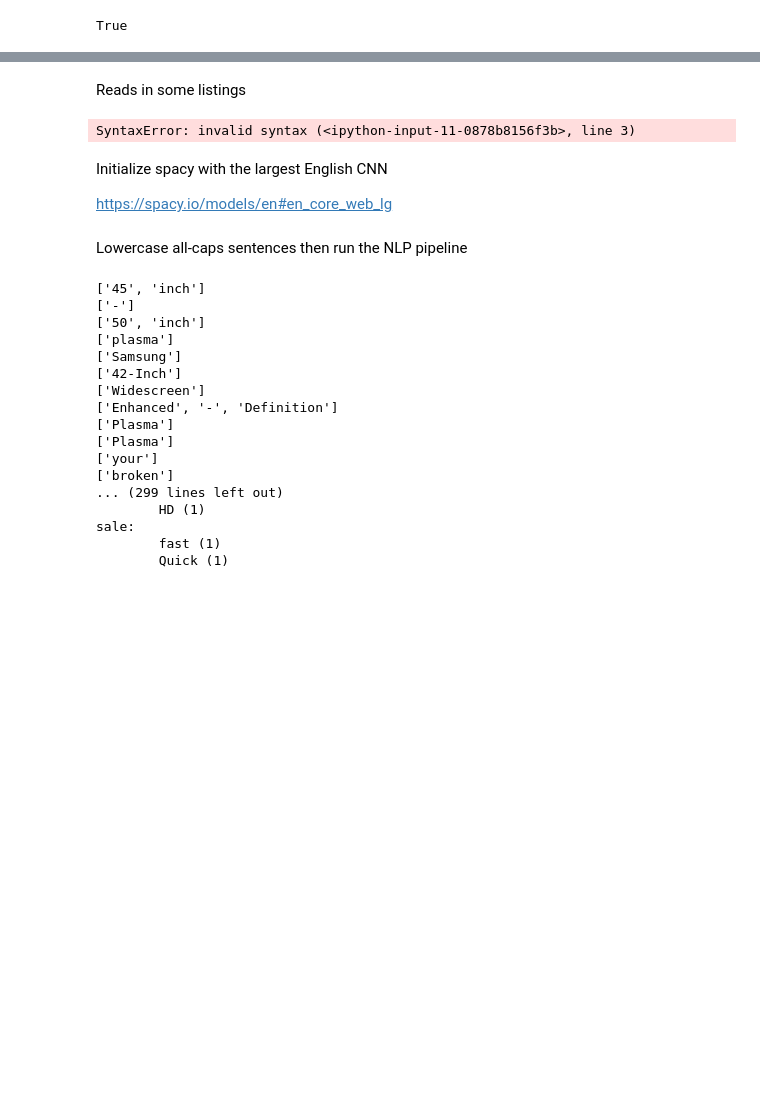
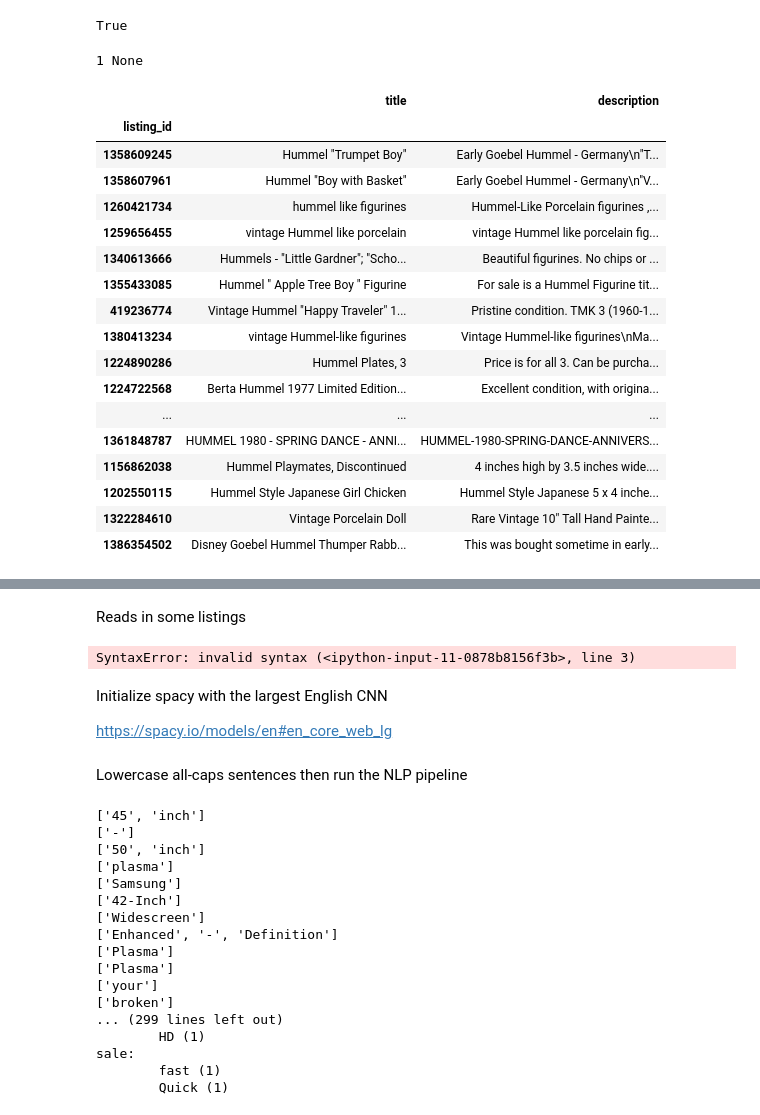
Before and after one commit to aliblong/describe-it, a Jupyter notebook: describe-it.ipynb, the cells around one changed output, grey strips where cells are left out. Cells and saved outputs as stored; diff of their text form; code cells hidden in the pictures; blank space fills up the shorter version.

```diff
--- a/describe-it.ipynb
+++ b/describe-it.ipynb
@@ -254,0 +248,63 @@ write_ads_to_db(subject_id, hummel_ads, sess)
+# %%
+def connect_db():
+    '''
+    Returns a db session
+    '''
+    db_url = os.getenv('DB_URL')
+    engine = create_engine(db_url)
+    Session = sessionmaker(bind=engine)
+    return Session()
+# %%
+def get_listings(subject):
+    '''
+    Returns a dataframe with all listings for a subject
+    '''
+    sess = connect_db()
+    subject_id, ads_to_skip = probe_subject(subject, sess)
+    print(subject_id, ads_to_skip)
+
+    # Scrape unless it was done recently
+    if ads_to_skip is not None:
+        url = None
+        all_ads_scraped = False
+        while not all_ads_scraped:
+            ads, url = scrape(subject, ads_to_skip, limit=100, url=url)
+            all_ads_scraped = True if url is None else False
+            write_ads_to_db(subject_id, ads, sess)
+            for ad_id in ads:
+                ads_to_skip.add(ad_id)
+
+        update_date_scraped(subject, sess)
+
+    # This could be done with the ORM
+    query = f'''
+    select listing_id, title, description from (
+        select * from subjects
+            inner join subject_listings on subjects.id = subject_listings.subject_id where subjects.name = '{subject}'
+    ) as this_subject_listings
+        inner join listings on this_subject_listings.listing_id = listings.id;
+    '''
+
+    return pd.read_sql(query, sess.get_bind(), index_col='listing_id')
+# %%
+get_listings('hummels')
+# %% [output]
+1 None
+|  | title | description |
+| listing_id |  |  |
+| 1358609245 | Hummel "Trumpet Boy" | Early Goebel Hummel - Germany\n"T... |
+| 1358607961 | Hummel "Boy with Basket" | Early Goebel Hummel - Germany\n"V... |
+| 1260421734 | hummel like figurines | Hummel-Like Porcelain figurines ,... |
+| 1259656455 | vintage Hummel like porcelain | vintage Hummel like porcelain fig... |
+| 1340613666 | Hummels - "Little Gardner"; "Scho... | Beautiful figurines. No chips or ... |
+| 1355433085 | Hummel " Apple Tree Boy " Figurine | For sale is a Hummel Figurine tit... |
+| 419236774 | Vintage Hummel "Happy Traveler" 1... | Pristine condition. TMK 3 (1960-1... |
+| 1380413234 | vintage Hummel-like figurines | Vintage Hummel-like figurines\nMa... |
+| 1224890286 | Hummel Plates, 3 | Price is for all 3. Can be purcha... |
+| 1224722568 | Berta Hummel 1977 Limited Edition... | Excellent condition, with origina... |
+| ... | ... | ... |
+| 1361848787 | HUMMEL 1980 - SPRING DANCE - ANNI... | HUMMEL-1980-SPRING-DANCE-ANNIVERS... |
+| 1156862038 | Hummel Playmates, Discontinued | 4 inches high by 3.5 inches wide.... |
+| 1202550115 | Hummel Style Japanese Girl Chicken | Hummel Style Japanese 5 x 4 inche... |
+| 1322284610 | Vintage Porcelain Doll | Rare Vintage 10" Tall Hand Painte... |
+| 1386354502 | Disney Goebel Hummel Thumper Rabb... | This was bought sometime in early... |
```
Also changed, not shown: parts of 13 cells of this notebook, 2 other files.
